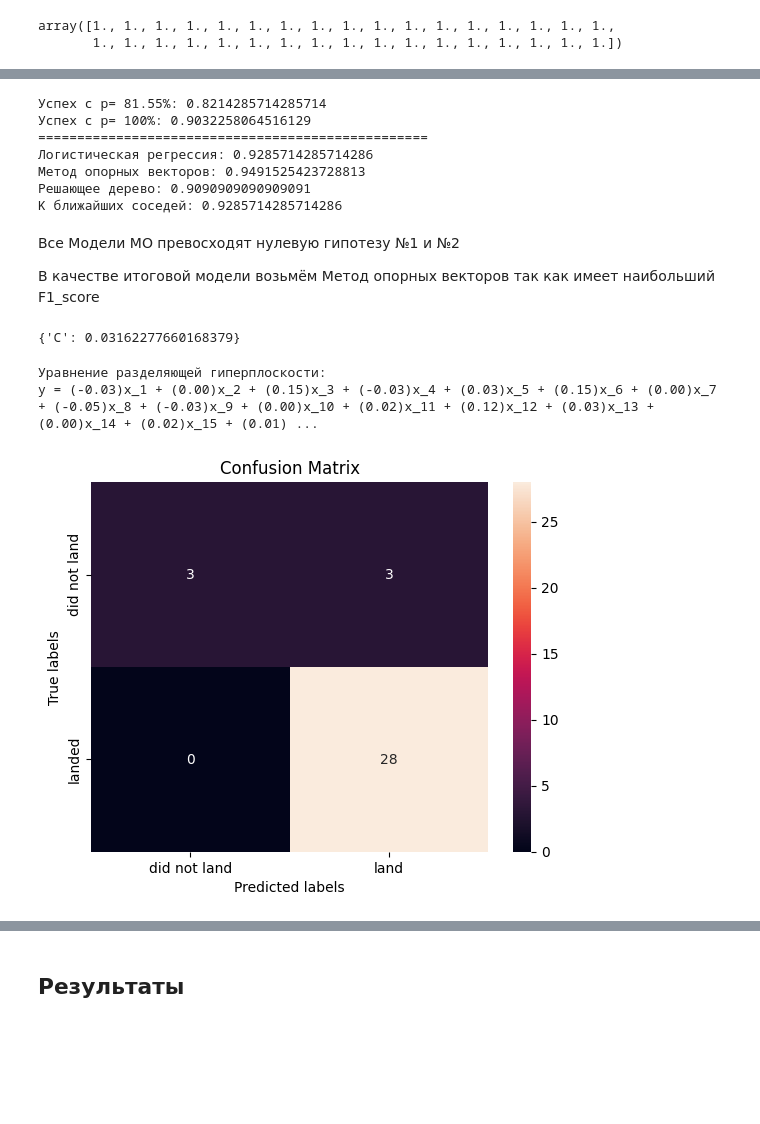
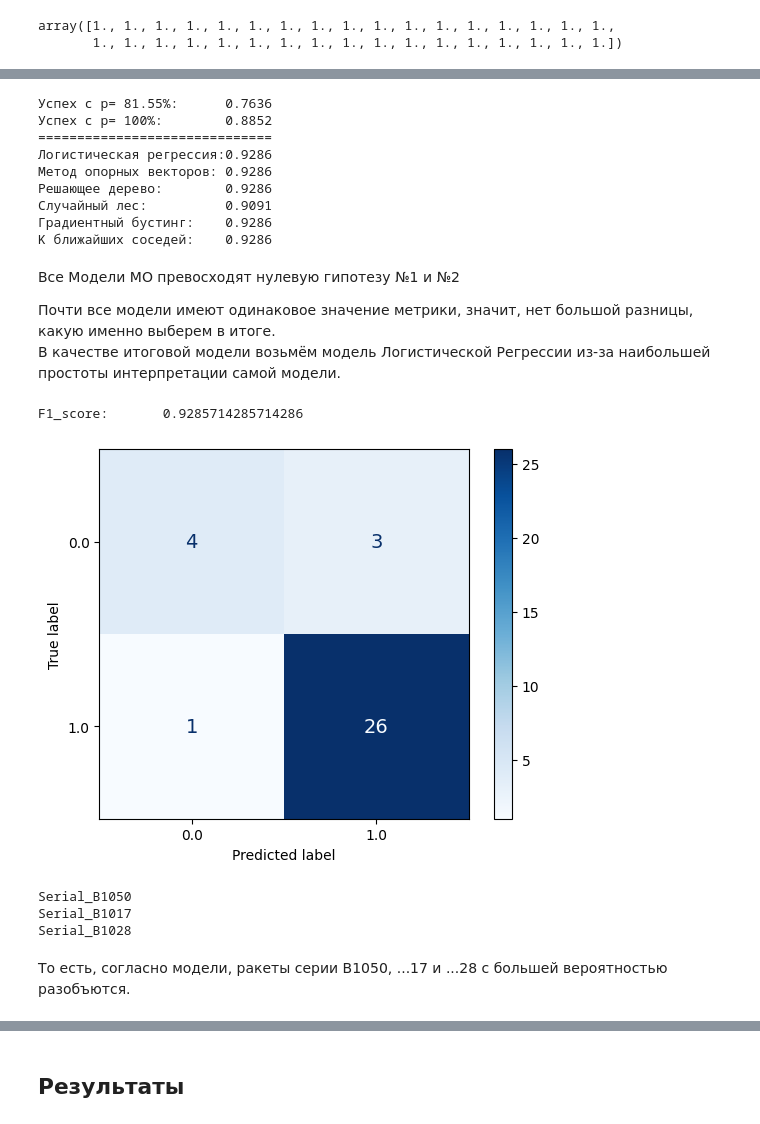
Before and after one commit to Aleks-Zink/Pet_Projects, a Jupyter notebook: 1_SpaceX/3_making_ml_model.ipynb, the cells around one changed output, grey strips where cells are left out. Saved outputs shown, nothing was run; the diff lists cells and outputs as text; code cells hidden in the pictures; blank space fills up the shorter version.

```diff
--- a/1_SpaceX/3_making_ml_model.ipynb
+++ b/1_SpaceX/3_making_ml_model.ipynb
@@ -335,0 +371,10 @@ F1-score (Y_train): 0.9602898550724637
+# %%
+# Поиск наилучшей модели Логистической модели
+logreg_cv = CV(estimator=LogisticRegression,
+               X=X_train,
+               y=Y_train,
+               params_search={'C': hp.uniform('C', low=1e-4, high=1e6),
+                              'max_iter': hp.choice('max_iter', range(1_000, 10_000, 200))},
+               params_const={'penalty': 'l2',
+                             'random_state': 0,
+                             'n_jobs': -1})
@@ -336,38 +450,41 @@ F1-score (Y_train): 0.9602898550724637
 # %%
-print(f'Успех c p= {percent_of_success:.2%}: {f1_score(y_pred=y_hat_rand, y_true=Y_test)}')
-print(f'Успех c p= 100%: {f1_score(y_pred=y_hat_ones, y_true=Y_test)}')
-print('='*50)
-print(f'Логистическая регрессия: {logreg_cv.score(X=X_test, y=Y_test)}')
-print(f'Метод опорных векторов: {svm_cv.score(X=X_test, y=Y_test)}')
-print(f'Решающее дерево: {tree_cv.score(X=X_test, y=Y_test)}')
-print(f'K ближайших соседей: {knn_cv.score(X=X_test, y=Y_test)}')
+print(f'Успех c p= {percent_of_success:.2%}:\t{f1_score(y_pred=y_hat_rand, y_true=Y_test):.4f}')
+print(f'Успех c p= 100%:\t{f1_score(y_pred=y_hat_ones, y_true=Y_test):.4f}')
+print('='*30)
+print(f'Логистическая регрессия:{f1_score(y_true=Y_test, y_pred=logreg_cv.predict(X_test)):.4f}')
+print(f'Метод опорных векторов:\t{f1_score(y_true=Y_test, y_pred=svm_cv.predict(X_test)):.4f}')
+print(f'Решающее дерево:\t{f1_score(y_true=Y_test, y_pred=tree_cv.predict(X_test)):.4f}')
+print(f'Случайный лес:\t\t{f1_score(y_true=Y_test, y_pred=forest_cv.predict(X_test)):.4f}')
+print(f'Градиентный бустинг:\t{f1_score(y_true=Y_test, y_pred=gradboost_cv.predict(X_test)):.4f}')
+print(f'K ближайших соседей:\t{f1_score(y_true=Y_test, y_pred=knn_cv.predict(X_test)):.4f}')
 # %% [output]
-Успех c p= 81.55%: 0.8214285714285714
-Успех c p= 100%: 0.9032258064516129
-==================================================
-Логистическая регрессия: 0.9285714285714286
-Метод опорных векторов: 0.9491525423728813
-Решающее дерево: 0.9090909090909091
-K ближайших соседей: 0.9285714285714286
+Успех c p= 81.55%:      0.7636
+Успех c p= 100%:        0.8852
+==============================
+Логистическая регрессия:0.9286
+Метод опорных векторов: 0.9286
+Решающее дерево:        0.9286
+Случайный лес:          0.9091
+Градиентный бустинг:    0.9286
+K ближайших соседей:    0.9286
 # %% [markdown]
 Все Модели МО превосходят нулевую гипотезу №1 и №2
 
-В качестве итоговой модели возьмём Метод опорных векторов так как имеет наибольший F1_score
+Почти все модели имеют одинаковое значение метрики, значит, нет большой разницы, какую именно выберем в итоге.
+В качестве итоговой модели возьмём модель Логистической Регрессии из-за наибольшей простоты интерпретации самой модели.
-# %%
-svm_cv.best_params_
-# %% [output]
-{'C': 0.03162277660168379}
-# %%
-print("Уравнение разделяющей гиперплоскости:")
-string = 'y = '
-for i in range(X.shape[1]):
-    string += f'({svm_cv.best_estimator_.coef_[0][i]:.2f})x_{i+1} + '
-string += f'({svm_cv.best_estimator_.intercept_[0]:.2f})'
-print(string)
-# %% [output]
-Уравнение разделяющей гиперплоскости:
-y = (-0.03)x_1 + (0.00)x_2 + (0.15)x_3 + (-0.03)x_4 + (0.03)x_5 + (0.15)x_6 + (0.00)x_7 + (-0.05)x_8 + (-0.03)x_9 + (0.00)x_10 + (0.02)x_11 + (0.12)x_12 + (0.03)x_13 + (0.00)x_14 + (0.02)x_15 + (0.01) ...
-# %%
-plot_confusion_matrix(Y_test, svm_cv.best_estimator_.predict(X_test))
-# %% [output]
-[figure, removed]
+# %%
+# F1-score Логистической Регресси и её Матрица Ошибок на тестовой выборке
+metrics(Y_test, logreg_cv.predict(X_test))
+# %% [output]
+F1_score:       0.9285714285714286
+[figure, added]
+# %%
+# От каких 3 переменных в наибольшей степени зависит "предсказание" неудачного запуска
+for i in X_train.columns[np.argsort(logreg_cv.coef_[0])[:3]]:
+    print(i)
+# %% [output]
+Serial_B1050
+Serial_B1017
+Serial_B1028
+# %% [markdown]
+То есть, согласно модели, ракеты серии B1050, ...17 и ...28 с большей вероятностью разобъются.
```
Also changed, not shown: parts of 35 cells of this notebook.
